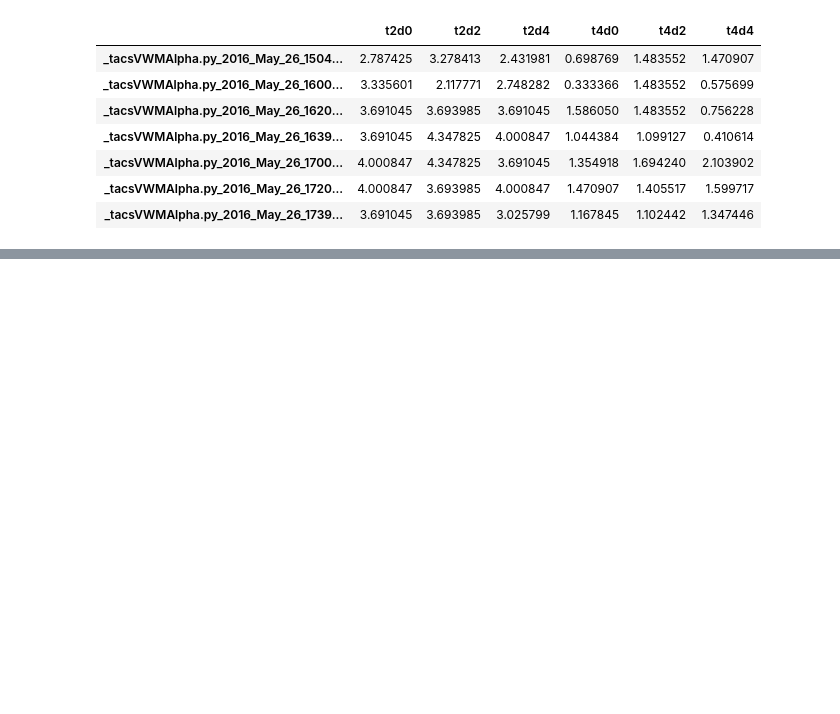
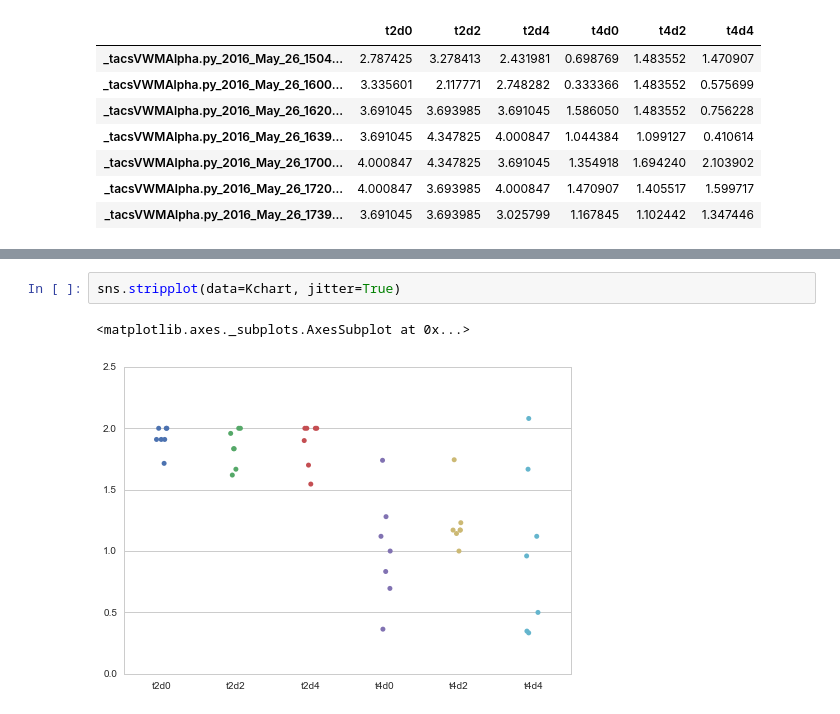
Before and after one commit to alexgonzl/tacs_vmw_alpha, a Jupyter notebook: dataVisualization.ipynb, the cells around one changed output, grey strips where cells are left out. Cells and saved outputs as stored; diff of their text form; blank space fills up the shorter version.

```diff
--- a/dataVisualization.ipynb
+++ b/dataVisualization.ipynb
@@ -310,0 +314,5 @@ NameError: name 'Kchart' is not defined
+# %%
+sns.stripplot(data=Kchart, jitter=True)
+# %% [output]
+<matplotlib.axes._subplots.AxesSubplot at 0x...>
+[figure, added]
```
Also changed, not shown: parts of 20 cells of this notebook.
